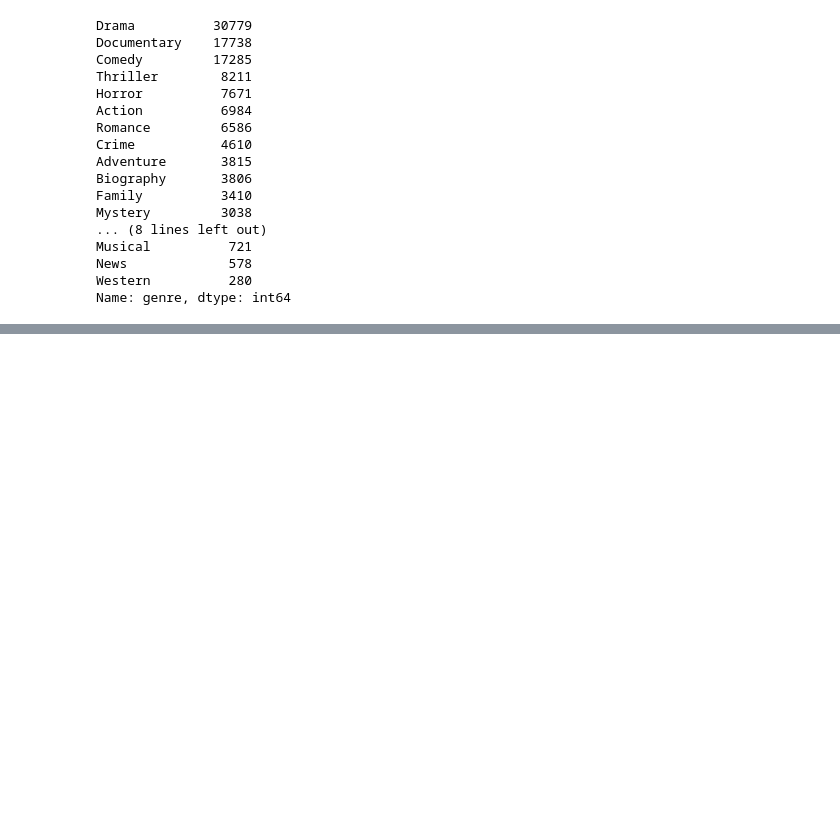
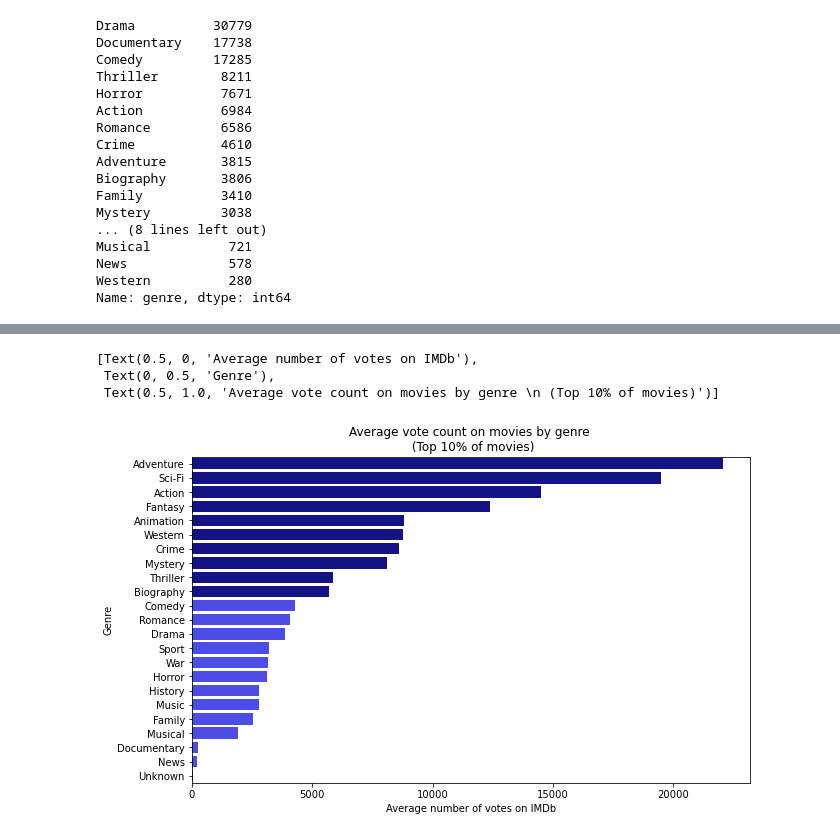
Before and after one commit to Kamaukaguru/dsc-phase-1-project-v2-4, a Jupyter notebook: student.ipynb, the cells around one changed output, grey strips where cells are left out. Saved outputs shown, nothing was run; the diff lists cells and outputs as text; code cells hidden in the pictures; blank space fills up the shorter version.

```diff
--- a/student.ipynb
+++ b/student.ipynb
@@ -542,0 +558,9 @@ Name: genre, dtype: int64
+# %%
+pivot_genres = pd.pivot_table(
+    data=df3,
+    values=['numvotes'],
+    index='genre',
+    aggfunc=np.mean
+).sort_values(by='numvotes', ascending=False).reset_index()
+pivot_genres['numvotes'] = pivot_genres['numvotes'].astype(int)
+print(pivot_genres)
@@ -542,0 +585,23 @@ Name: genre, dtype: int64
+# %%
+values = pivot_genres['numvotes']
+labels = pivot_genres['genre']
+
+plt.figure(figsize=(10, 6))
+genres_barplot = sns.barplot(
+    x=values,
+    y=labels,
+    orient='h',
+#     palette='crest_r'
+    palette=['#000099' if (x > values[10]) else '#3333ff' for x in values]
+    )
+
+genres_barplot.set(
+    xlabel='Average number of votes on IMDb',
+    ylabel='Genre',
+    title ='Average vote count on movies by genre \n (Top 10% of movies)'
+    )
+# %% [output]
+[Text(0.5, 0, 'Average number of votes on IMDb'),
+ Text(0, 0.5, 'Genre'),
+ Text(0.5, 1.0, 'Average vote count on movies by genre \n (Top 10% of movies)')]
+[figure, added]
```
Also changed, not shown: parts of 15 cells of this notebook.
